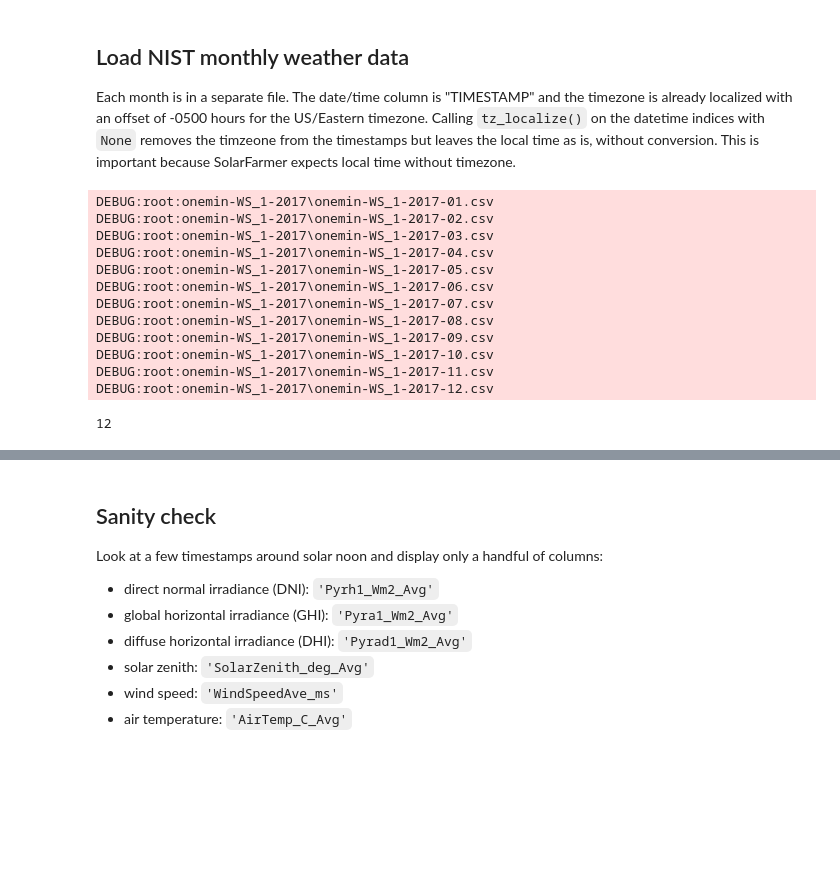
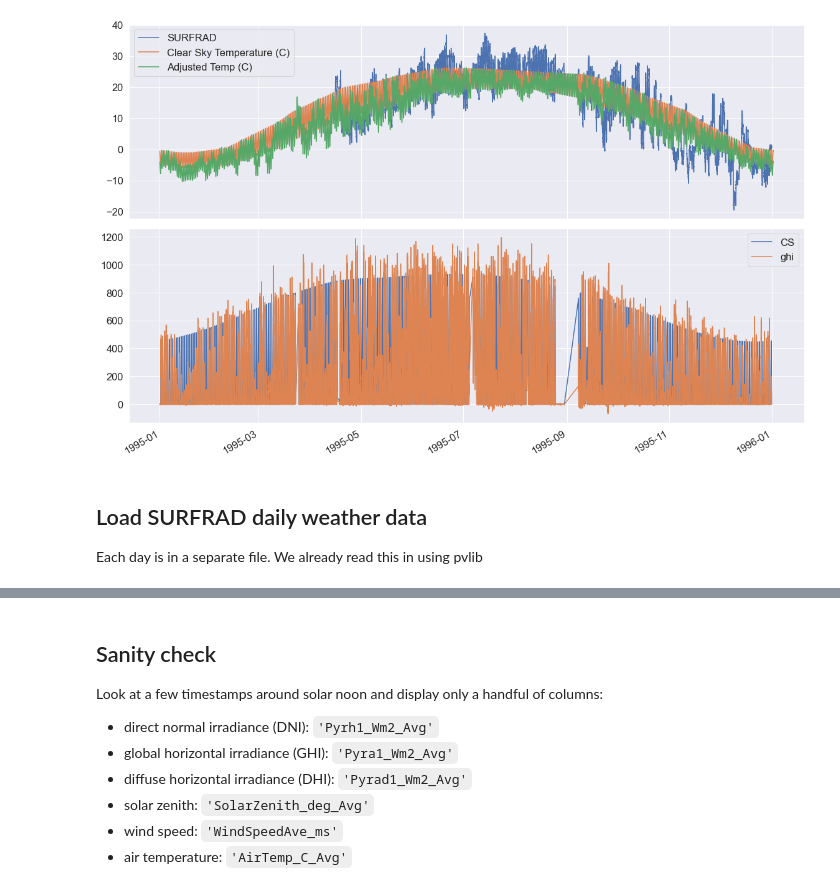
Before and after one commit to mikofski/pvsc49-satellite-sampling, a Jupyter notebook: analysis/instantaneous_weather-SURFRAD.ipynb, the cells around one changed output, grey strips where cells are left out. Drawn from its saved outputs; the diff is of its cells as text; code cells hidden in the pictures; blank space fills up the shorter version.

```diff
--- a/analysis/instantaneous_weather-SURFRAD.ipynb
+++ b/analysis/instantaneous_weather-SURFRAD.ipynb
@@ -19,0 +181,13 @@ weather_glob = weather_dir.glob('*.csv')
+# %%
+LATITUDE = header['latitude']
+LONGITUDE = header['longitude']
+ELEVATION = header['elevation']
+TIMES = df.index
+# %%
+# get solar position
+sp = pvlib.solarposition.get_solarposition(
+        TIMES, LATITUDE, LONGITUDE)
+solar_zenith = sp.apparent_zenith.values
+solar_azimuth = sp.azimuth.values
+zenith = sp.zenith.values
+ghi = df.ghi.values
@@ -19,0 +202,22 @@ weather_glob = weather_dir.glob('*.csv')
+# %%
+# get irrad components
+irrad = pvlib.irradiance.erbs(ghi, zenith, TIMES)
+dni = irrad.dni.values
+dhi = irrad.dhi.values
+kt = irrad.kt.values  # clearness index
+
+# calculate irradiance inputs
+dni_extra = pvlib.irradiance.get_extra_radiation(TIMES).values
+# %%
+# estimate air temp
+year_start = weather_years[0].parts[-1]
+TL = pvlib.clearsky.lookup_linke_turbidity(TIMES, LATITUDE, LONGITUDE)
+AM = pvlib.atmosphere.get_relative_airmass(solar_zenith)
+PRESS = pvlib.atmosphere.alt2pres(ELEVATION)
+AMA = pvlib.atmosphere.get_absolute_airmass(AM, PRESS)
+CS = pvlib.clearsky.ineichen(solar_zenith, AMA, TL, ELEVATION, dni_extra)
+
+# estimate air temp
+est_air_temp, temp_adj, ghi_ratio, daily_delta_temp, cs_temp_air = \
+    estimate_air_temp(year_start, df,LATITUDE, LONGITUDE, CS)
+temp_air = est_air_temp['Adjusted Temp (C)'].loc[TIMES].values
@@ -20,33 +245,18 @@ weather_glob = weather_dir.glob('*.csv')
+# %%
+f, ax = plt.subplots(2, 1, sharex=True, figsize=(16, 10))
+df.temp_air.plot(ax=ax[0], label='SURFRAD')
+est_air_temp[['Clear Sky Temperature (C)', 'Adjusted Temp (C)']].plot(ax=ax[0])
+ax[0].legend()
+CS.ghi.plot(ax=ax[1], label='CS')
+df.ghi.plot(ax=ax[1])
+ax[1].legend()
+plt.tight_layout()
+# %% [output]
+[figure, added]
 # %% [markdown]
-## Load NIST monthly weather data
-Each month is in a separate file. The date/time column is "TIMESTAMP" and the timezone is already localized with an offset of -0500 hours for the US/Eastern timezone. Calling `tz_localize()` on the datetime indices with `None` removes the timzeone from the timestamps but leaves the local time as is, without conversion. This is important because SolarFarmer expects local time without timezone.
+## Load SURFRAD daily weather data
+Each day is in a separate file. We already read this in using pvlib
-# %%
-weather_data = []
-for weather_file in weather_glob:
-    LOGGER.debug(weather_file)
-    ws_mo = pd.read_csv(
-        weather_file,
-        index_col='TIMESTAMP',
-        parse_dates=['TIMESTAMP'])
-    ws_mo.index = ws_mo.index.tz_localize(None)
-    weather_data.append(ws_mo)
-ws = pd.concat(weather_data)
-# %% [output]
-DEBUG:root:onemin-WS_1-2017\onemin-WS_1-2017-01.csv
-DEBUG:root:onemin-WS_1-2017\onemin-WS_1-2017-02.csv
-DEBUG:root:onemin-WS_1-2017\onemin-WS_1-2017-03.csv
-DEBUG:root:onemin-WS_1-2017\onemin-WS_1-2017-04.csv
-DEBUG:root:onemin-WS_1-2017\onemin-WS_1-2017-05.csv
-DEBUG:root:onemin-WS_1-2017\onemin-WS_1-2017-06.csv
-DEBUG:root:onemin-WS_1-2017\onemin-WS_1-2017-07.csv
-DEBUG:root:onemin-WS_1-2017\onemin-WS_1-2017-08.csv
-DEBUG:root:onemin-WS_1-2017\onemin-WS_1-2017-09.csv
-DEBUG:root:onemin-WS_1-2017\onemin-WS_1-2017-10.csv
-DEBUG:root:onemin-WS_1-2017\onemin-WS_1-2017-11.csv
-DEBUG:root:onemin-WS_1-2017\onemin-WS_1-2017-12.csv
 # %%
-len(weather_data)
+len(df)
-# %% [output]
-12
 # %%
 ws.columns
```
Also changed, not shown: parts of 35 cells of this notebook.
